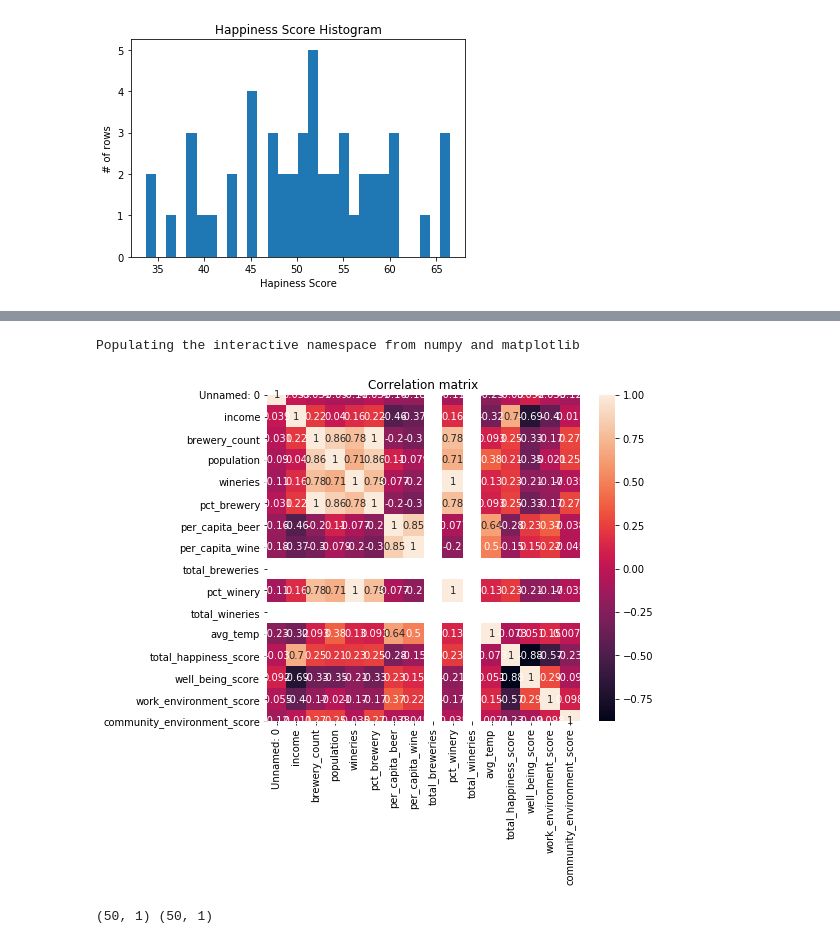
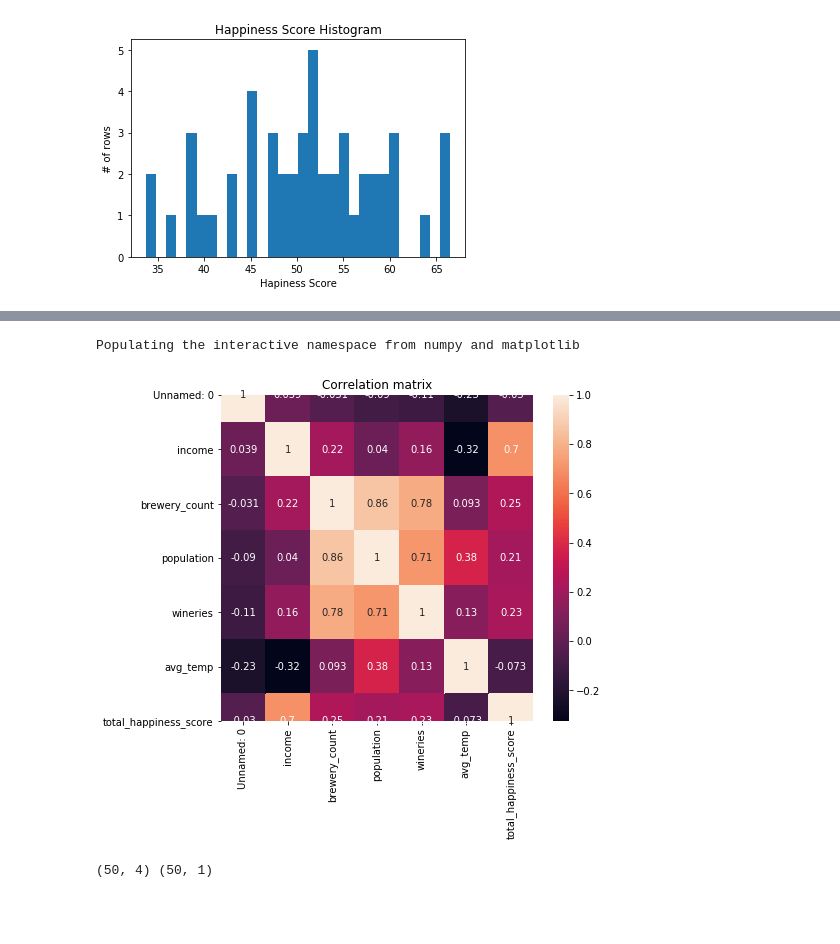
Before and after one commit to abelloma/project-3, a Jupyter notebook: ab machine learning/machinelearning.ipynb, the cells around one changed output, grey strips where cells are left out. Drawn from its saved outputs; the diff is of its cells as text; code cells hidden in the pictures; blank space fills up the shorter version.

```diff
--- a/ab machine learning/machinelearning.ipynb
+++ b/ab machine learning/machinelearning.ipynb
@@ -15,6 +15,10 @@ beer.head()
 | 2 | 2 | ARIZONA | 62283 | AZ | 129 | 7171646 | 26 | 1.422742 | ... |
 | 3 | 3 | ARKANSAS | 49781 | AR | 45 | 3013825 | 10 | 0.496305 | ... |
 | 4 | 4 | CALIFORNIA | 70489 | CA | 1019 | 39557045 | 2025 | 11.238557 | ... |
+# %%
+beer2 = beer.drop(["abbr","pct_brewery","total_breweries","pct_winery","total_wineries", "polictical_party", "per_capita_beer", "per_capita_wine", "work_environment_score", "community_environment_score", "well_being_score"] , axis=1)
+beer2.head()
+beer2.reset_index(drop=True, inplace=True)
 # %%
 X = beer["total_happiness_score"]
 plt.hist(X, bins=30)
@@ -46,23 +31,23 @@ Note: you may need to restart the kernel to use updated packages.
 # %%
 import seaborn as sn
 
 %pylab inline
-pylab.rcParams['figure.figsize'] = (10, 7)
+# pylab.rcParams['figure.figsize'] = (11, 10)
 pylab.rcParams['figure.figsize'] = (7, 6)
-sn.heatmap(beer.corr(), annot=True)
+sn.heatmap(beer2.corr(), annot=True)
 plt.title("Correlation matrix")
 plt.show()
 # %% [output]
 Populating the interactive namespace from numpy and matplotlib
-[figure, old version]
+[figure, new version]
 # %%
 # Assign the data to X and y
 
-X = beer[["brewery_count"]]
+X = beer[["brewery_count", "income", "avg_temp", "population"]]
 y = beer["total_happiness_score"].values.reshape(-1, 1)
 print(X.shape, y.shape)
 # %% [output]
-(50, 1) (50, 1)
+(50, 4) (50, 1)
 # %%
 # Use train_test_split to create training and testing data
 
```
Also changed, not shown: parts of 5 cells of this notebook, 3 other files.
